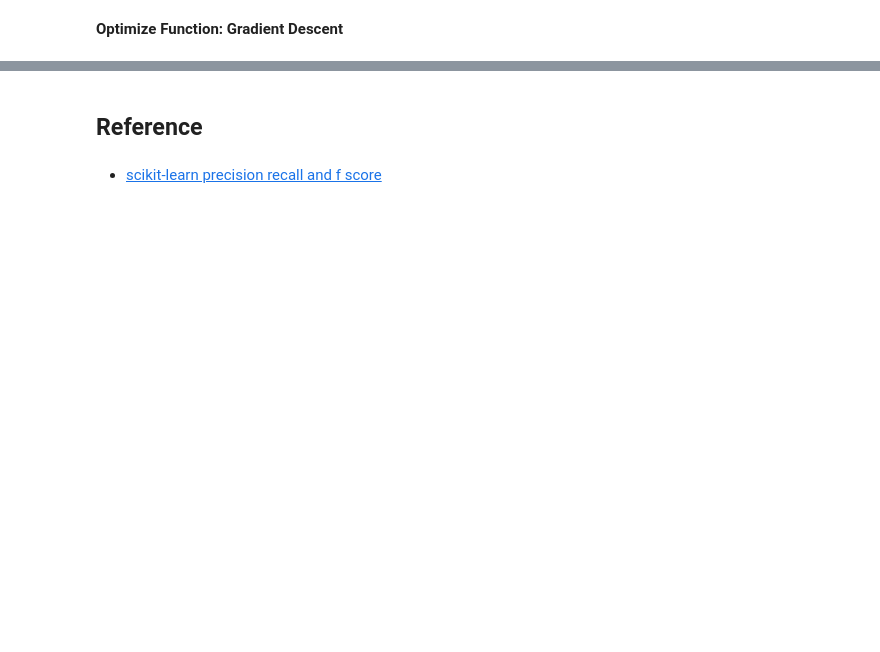
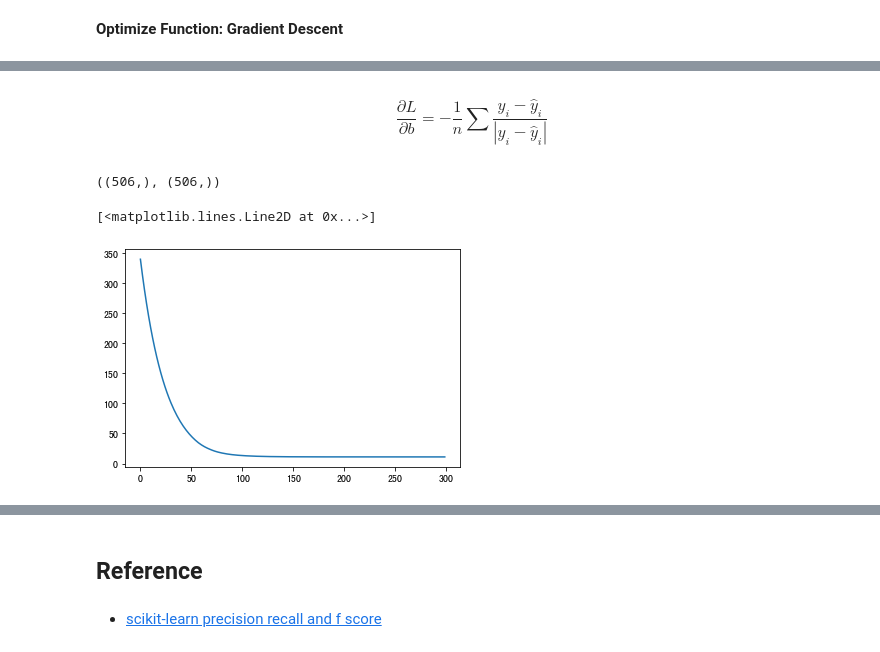
Before and after one commit to hotbaby/kkb, a Jupyter notebook: nlp-2019-autumn/lecture03/Assignment-03.ipynb, the cells around one changed output, grey strips where cells are left out. Cells and saved outputs as stored; diff of their text form; code cells hidden in the pictures; blank space fills up the shorter version.

```diff
--- a/nlp-2019-autumn/lecture03/Assignment-03.ipynb
+++ b/nlp-2019-autumn/lecture03/Assignment-03.ipynb
@@ -578,5 +580,5 @@ $$L = \frac{1}{n} \sum{|y_i - \hat{y_i}|} $$
 # %%
 def loss(y, y_hat):
-    return sum([(yi - yi_hat) ** 2 for yi, yi_hat in zip(y, y_hat)]) / len(y)
+    return sum([np.abs(yi - yi_hat) for yi, yi_hat in zip(y, y_hat)]) / len(y)
 # %% [markdown]
 **Optimize Function: Gradient Descent**
@@ -589,0 +589,8 @@ TODO
+# %% [markdown]
+$$\frac{\partial L}{\partial b} = -\frac{1}{n}\sum{\frac{y_i - \hat y_i}{|y_i - \hat y_i|}}$$
+# %%
+def partial_derivative_w(x, y, y_hat):
+    return -sum([(yi - yi_hat) * xi for xi, yi, yi_hat in zip(x, y, y_hat)]) / len(y)
+
+def partial_derivative_b(y, y_hat):
+    return -sum([ yi - yi_hat for xi, yi, yi_hat in zip(x, y, y_hat)]) / len(y)
@@ -589,0 +639,15 @@ TODO
+# %%
+X = boston_df['RM']
+Y = boston_df['PRICE']
+# %%
+X.shape, Y.shape
+# %% [output]
+((506,), (506,))
+# %%
+lr = LRModel()
+lr.train(X, Y)
+
+plt.plot(np.arange(lr._iter_num), lr._losses)
+# %% [output]
+[<matplotlib.lines.Line2D at 0x...>]
+[figure, added]
```
Also changed, not shown: parts of 15 cells of this notebook.
